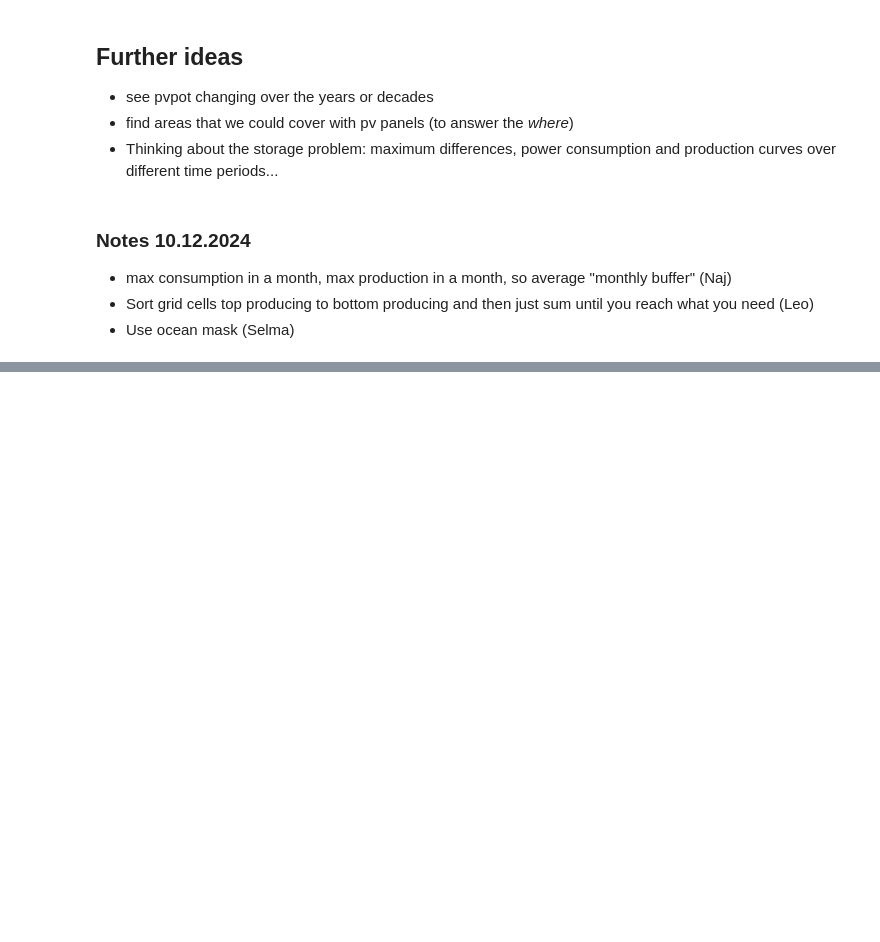
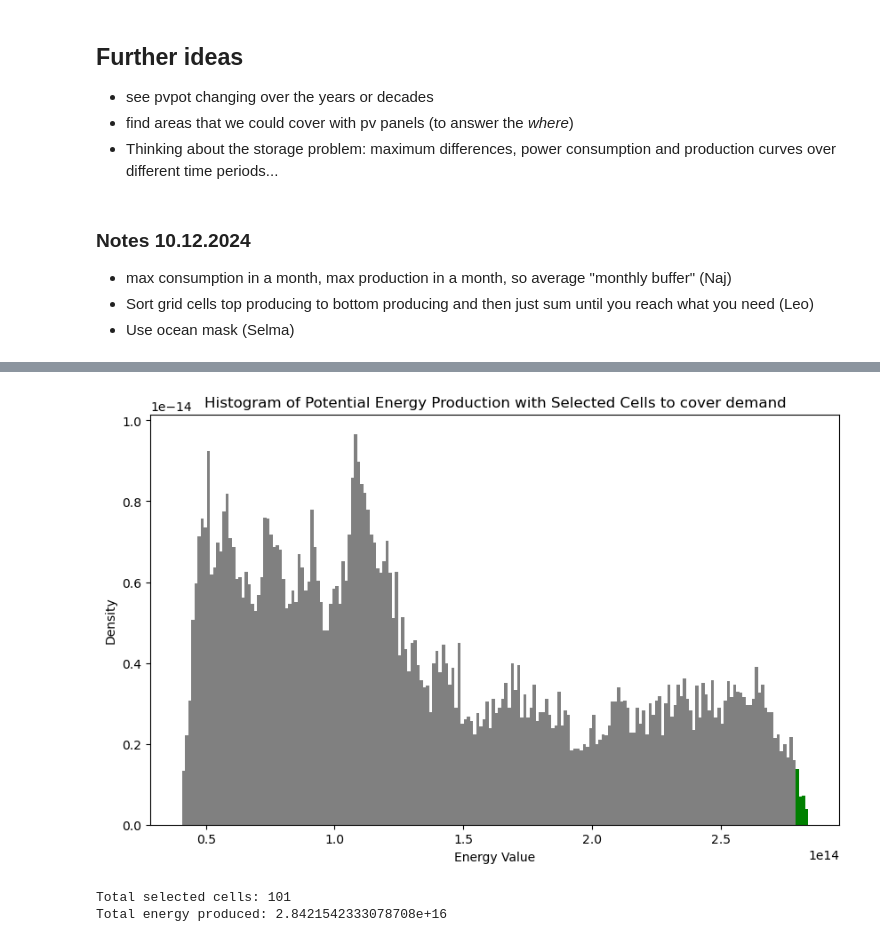
Before and after one commit to laq/msc-intro-computational-meteorology-exercises-w2024, a Jupyter notebook: projects/europeEnergy/EuroAccumulatedPvPot.ipynb, the cells around one changed output, grey strips where cells are left out. Saved outputs shown, nothing was run; the diff lists cells and outputs as text; code cells hidden in the pictures; blank space fills up the shorter version.

```diff
--- a/projects/europeEnergy/EuroAccumulatedPvPot.ipynb
+++ b/projects/europeEnergy/EuroAccumulatedPvPot.ipynb
@@ -362,0 +503,52 @@ Total area of the square: 10_511_653.74 km². 0.90 % of that: 94_997.77 km²
+# %%
+import xarray as xr
+import numpy as np
+import matplotlib.pyplot as plt
+from matplotlib.colors import Normalize
+
+# Example: Assuming 'data' is your xarray dataset and 'your_variable' is the energy variable
+# And 'required_energy' is the energy you want to achieve
+
+# 1. Flatten the energy variable into a 1D array
+values = energy_flat
+required_energy =  europe_electricity_consumption.magnitude
+
+# 2. Sort values from highest to lowest (for selecting the highest producers)
+sorted_values = np.sort(values)[::-1]
+
+# 3. Calculate the cumulative energy and determine how many cells you need to reach the required_energy
+cumulative_energy = np.cumsum(sorted_values)
+
+# Find the index where cumulative energy exceeds or matches the required energy
+selected_cells_count = np.argmax(cumulative_energy >= required_energy) + 1  # +1 to include the cell that meets or exceeds the target
+
+# 4. Create histogram and calculate bin edges and bin counts
+hist_values, bin_edges = np.histogram(values, bins=200, density=True)
+
+# 5. Assign two colors: one for selected cells, another for non-selected cells
+# We will use a mask to mark the selected cells
+bin_centers = (bin_edges[:-1] + bin_edges[1:]) / 2  # Calculate bin centers
+selected_bins = bin_centers >= sorted_values[selected_cells_count-1]  # Select bins based on the cumulative energy
+
+# 6. Create a color mapping for the bins: selected or not
+colors = ['green' if selected else 'gray' for selected in selected_bins]
+
+# 7. Plot the histogram with two colors
+plt.figure(figsize=(10, 6))
+for i in range(len(hist_values)):
+    plt.bar(bin_edges[i], hist_values[i], width=np.diff(bin_edges)[i], color=colors[i])
+
+# Add titles and labels
+plt.title('Histogram of Potential Energy Production with Selected Cells to cover demand')
+plt.xlabel('Energy Value')
+plt.ylabel('Density')
+# plt.xscale('log')
+plt.show()
+
+# Output the number of cells selected and the total energy produced
+print(f"Total selected cells: {selected_cells_count}")
+print(f"Total energy produced: {cumulative_energy[selected_cells_count-1]}")
+# %% [output]
+[figure, added]
+Total selected cells: 101
+Total energy produced: 2.8421542333078708e+16
```
Also changed, not shown: parts of 12 cells of this notebook, 1 other file.
